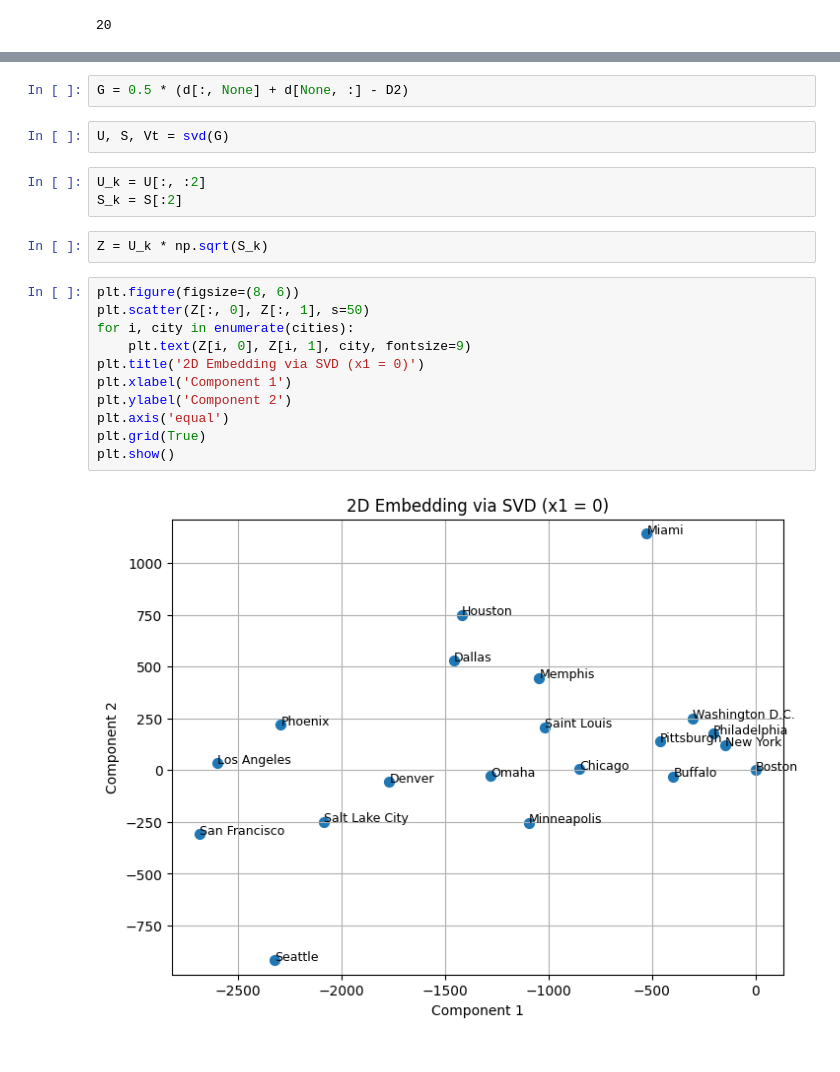
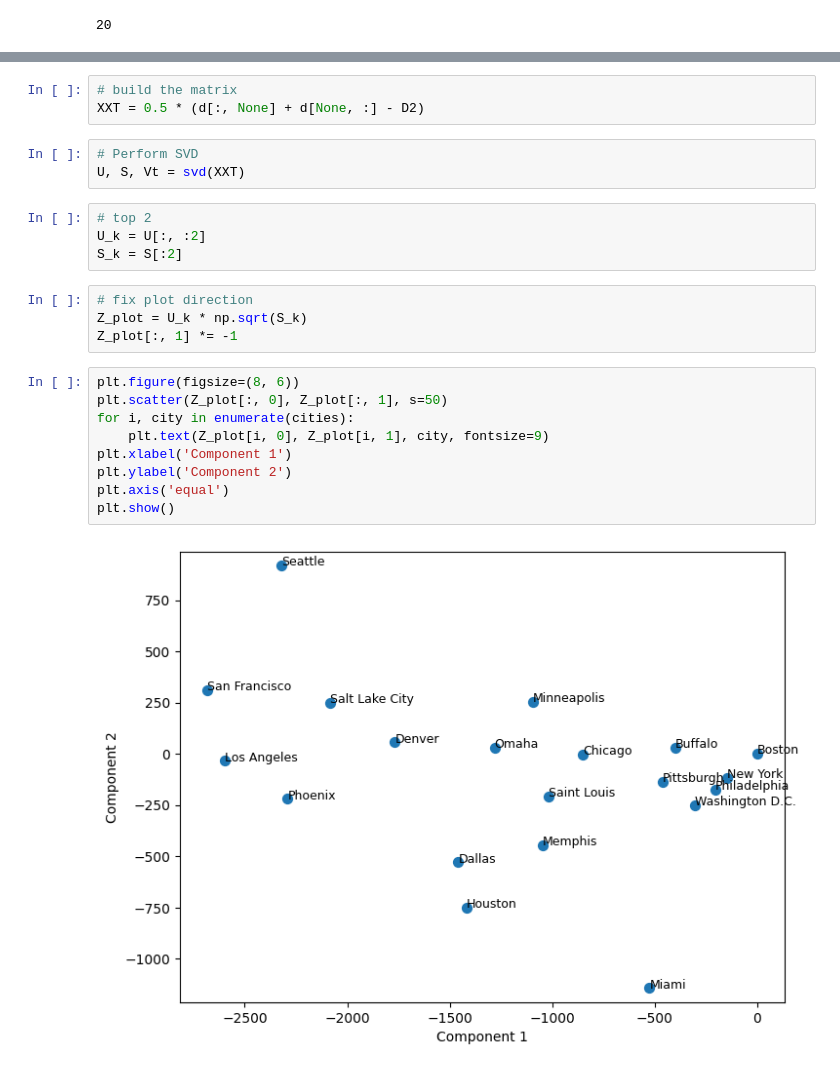
Before and after one commit to ivanearisty/obsidian, a Jupyter notebook: Classes + Uni/Machine Learning/Homework/Homework 3/hw3.ipynb, the cells around one changed output, grey strips where cells are left out. Drawn from its saved outputs; the diff is of its cells as text.

```diff
--- a/Classes + Uni/Machine Learning/Homework/Homework 3/hw3.ipynb
+++ b/Classes + Uni/Machine Learning/Homework/Homework 3/hw3.ipynb
@@ -142,23 +141,26 @@ n
 d = D2[:, 0]
 # %%
-G = 0.5 * (d[:, None] + d[None, :] - D2)
+# build the matrix
+XXT = 0.5 * (d[:, None] + d[None, :] - D2)
 # %%
-U, S, Vt = svd(G)
+# Perform SVD
+U, S, Vt = svd(XXT)
 # %%
+# top 2
 U_k = U[:, :2]
 S_k = S[:2]
 # %%
-Z = U_k * np.sqrt(S_k)
+# fix plot direction
+Z_plot = U_k * np.sqrt(S_k)
+Z_plot[:, 1] *= -1
-# %%
-plt.figure(figsize=(8, 6))
-plt.scatter(Z[:, 0], Z[:, 1], s=50)
-for i, city in enumerate(cities):
-    plt.text(Z[i, 0], Z[i, 1], city, fontsize=9)
-plt.title('2D Embedding via SVD (x1 = 0)')
-plt.xlabel('Component 1')
-plt.ylabel('Component 2')
-plt.axis('equal')
-plt.grid(True)
-plt.show()
-# %% [output]
-[figure, removed]
+# %%
+plt.figure(figsize=(8, 6))
+plt.scatter(Z_plot[:, 0], Z_plot[:, 1], s=50)
+for i, city in enumerate(cities):
+    plt.text(Z_plot[i, 0], Z_plot[i, 1], city, fontsize=9)
+plt.xlabel('Component 1')
+plt.ylabel('Component 2')
+plt.axis('equal')
+plt.show()
+# %% [output]
+[figure, added]
```
Also changed, not shown: parts of 2 cells of this notebook, 1 other file.
